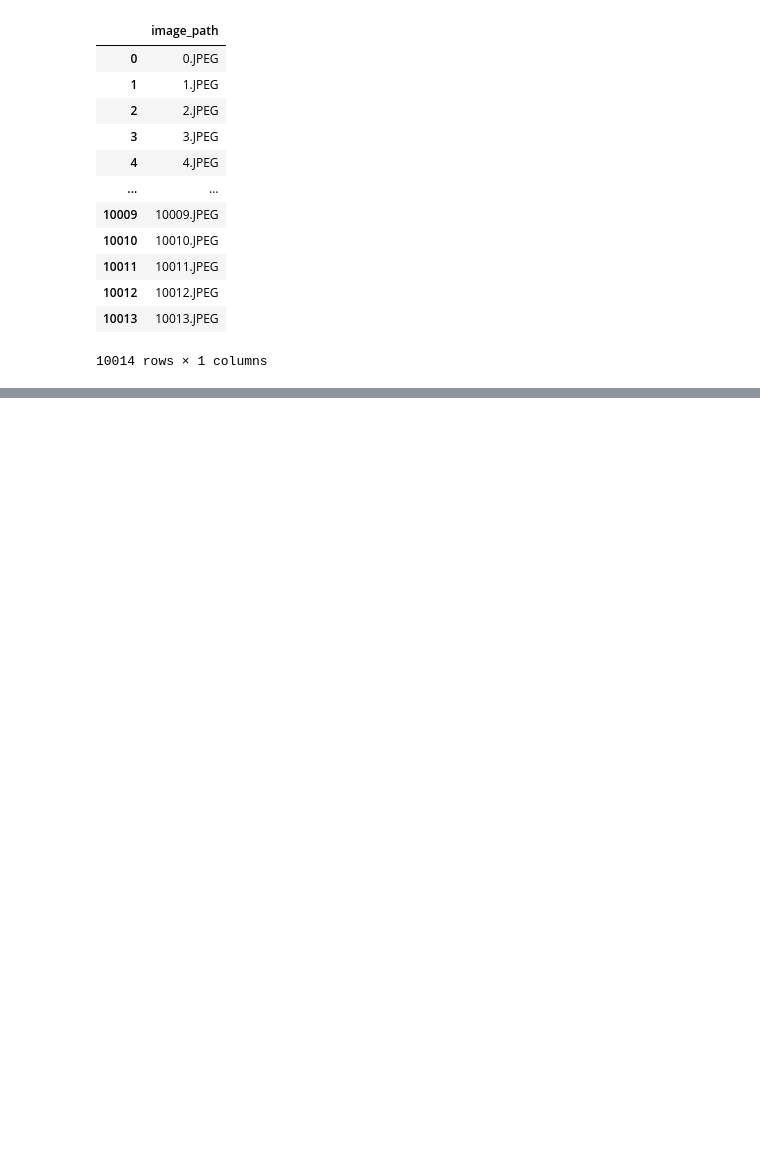
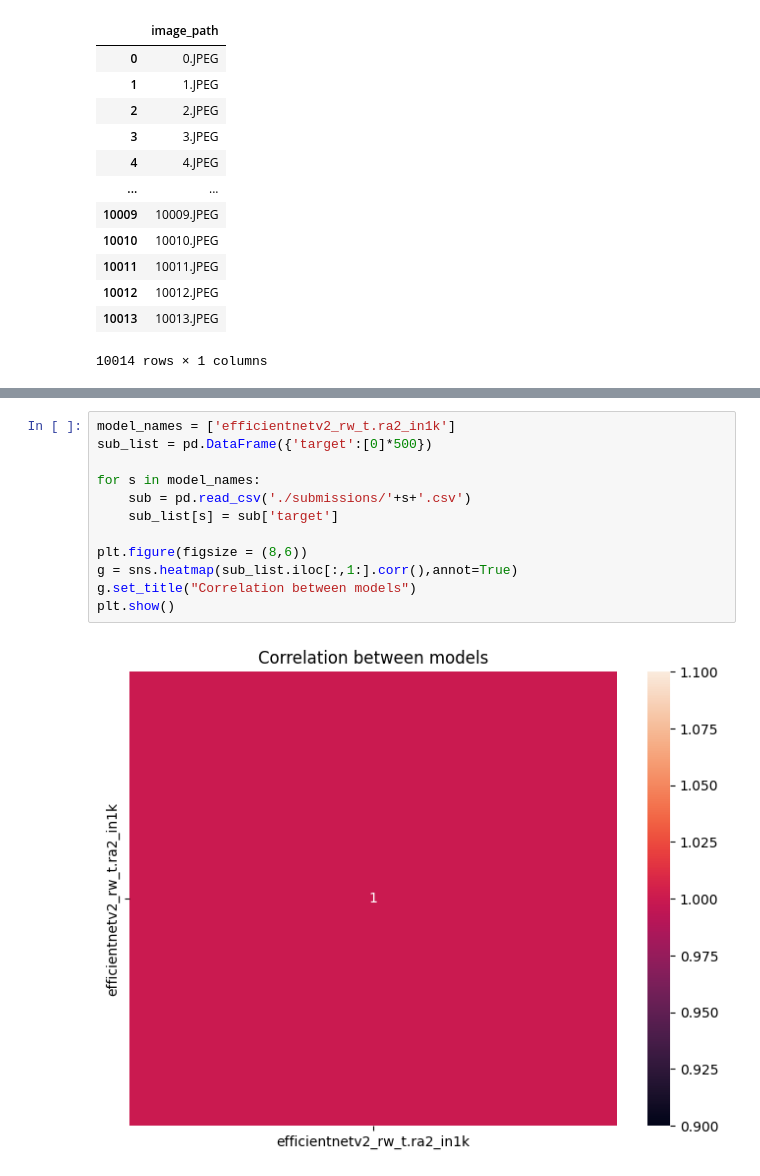
Before and after one commit to boostcampaitech7/level1-imageclassification-cv-11, a Jupyter notebook: seungsoo_code.ipynb, the cells around one changed output, grey strips where cells are left out. Saved outputs shown, nothing was run; the diff lists cells and outputs as text; blank space fills up the shorter version.

```diff
--- a/seungsoo_code.ipynb
+++ b/seungsoo_code.ipynb
@@ -786,0 +722,14 @@ test_info.to_csv("./submissions/ss_output_0924_2_efficientv2_sharpen_optimfold.c
+# %%
+model_names = ['efficientnetv2_rw_t.ra2_in1k']
+sub_list = pd.DataFrame({'target':[0]*500})
+
+for s in model_names:
+    sub = pd.read_csv('./submissions/'+s+'.csv')
+    sub_list[s] = sub['target']
+
+plt.figure(figsize = (8,6))
+g = sns.heatmap(sub_list.iloc[:,1:].corr(),annot=True)
+g.set_title("Correlation between models")
+plt.show()
+# %% [output]
+[figure, added]
```
Also changed, not shown: parts of 20 cells of this notebook, 5 other files.
